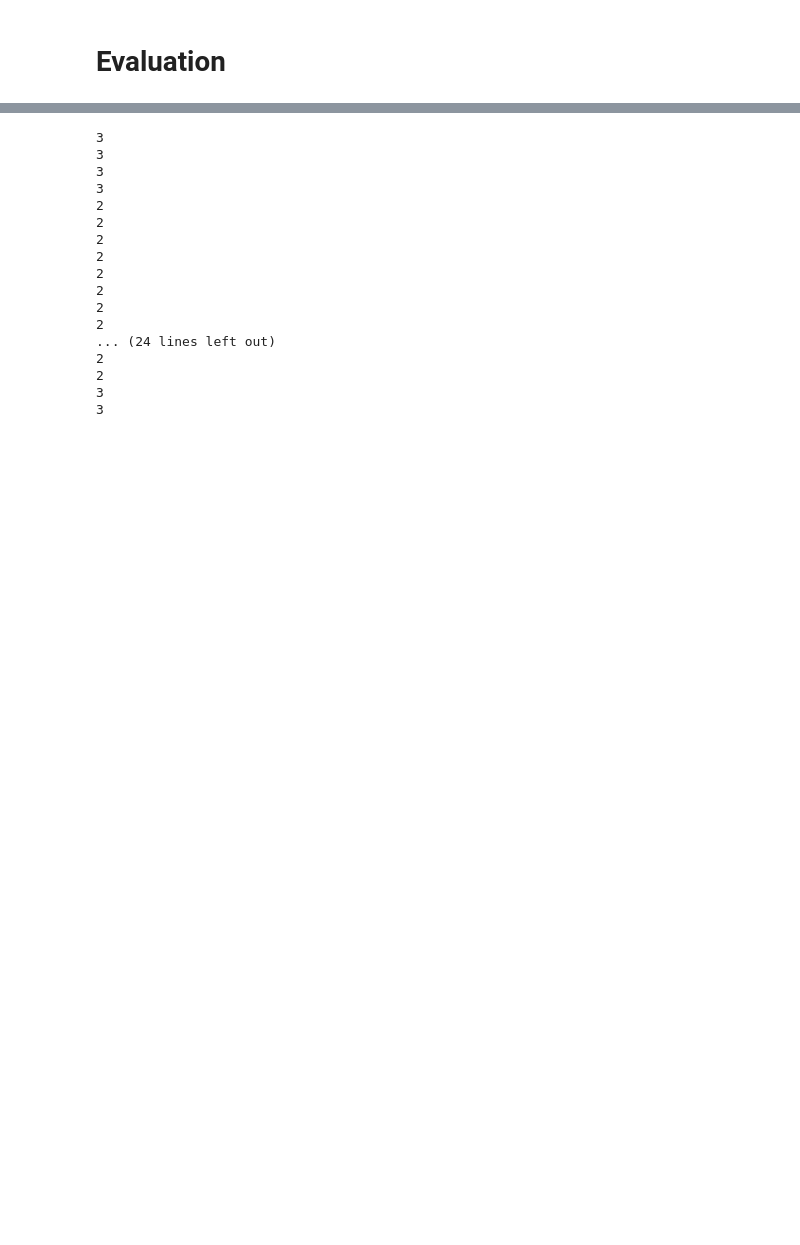
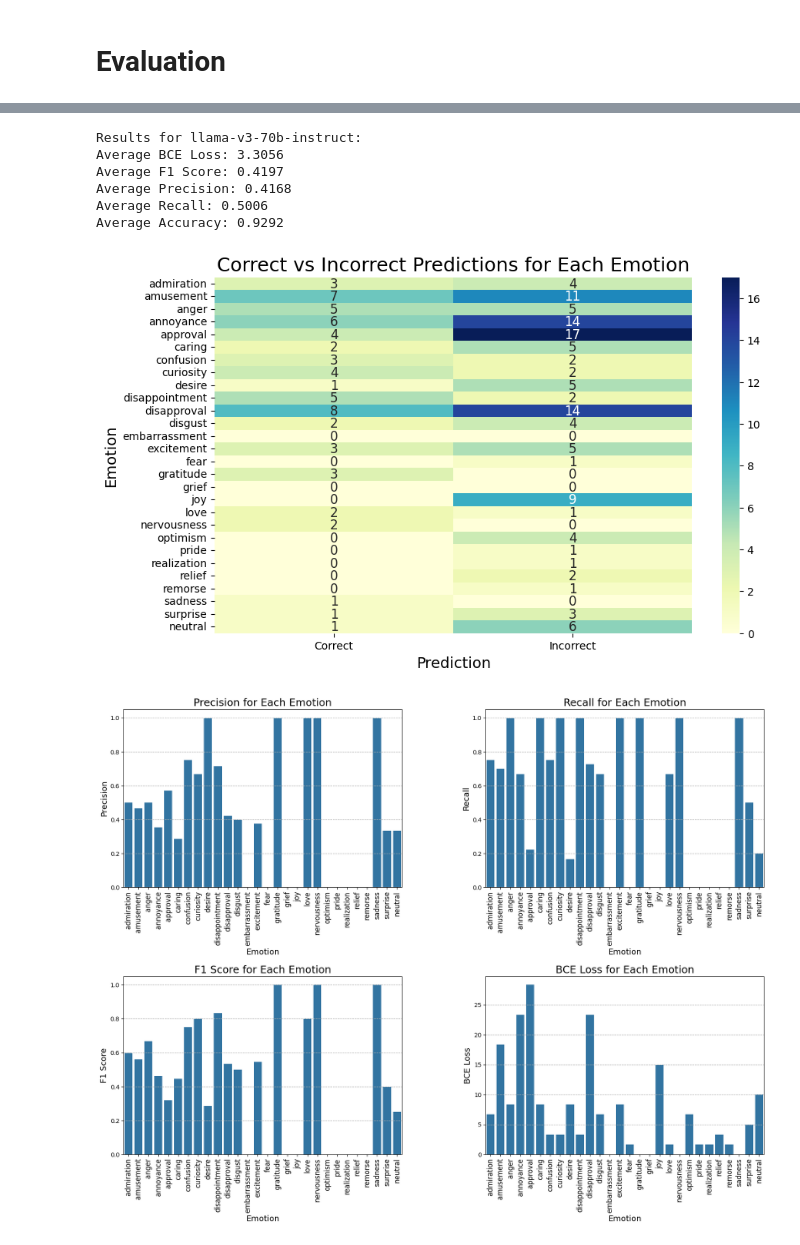
Before and after one commit to AminMohamed-3/LEGO, a Jupyter notebook: Dataset/cleaning.ipynb, the cells around one changed output, grey strips where cells are left out. Drawn from its saved outputs; the diff is of its cells as text; code cells hidden in the pictures; blank space fills up the shorter version.

Commit message:
Labelled data

```diff
--- a/Dataset/cleaning.ipynb
+++ b/Dataset/cleaning.ipynb
@@ -47,29 +45,13 @@ samples = samples.drop(emotions, axis=1)
-# %%
-samples["ground_truth"] = [
-    ["optimism", "excitement"],
-    ["embarrassment"],
-    ["approval", "admiration"],
-    ["disapproval", "annoyance"],
-    ["annoyance", "disgust"],
-    ["remorse", "sadness"],
-    ["disapproval"],
-    ["caring"],
-    ["disapproval", "annoyance"],
-    ["disapproval"],
-    ["amusment", "confusion"],
-    ["neutral"],
-    ["caring"],
-    ["approval"],
-    ["neutral"],
-    ["excitement"],
-    ["realization", "disappintment"],
-    ["disapproval"],
-    ["sadness"],
-    ["neutral"],
-]
-gt = samples[["text", "ground_truth"]]
-# gt.to_csv("ground_truth.csv", index=True)
-# samples.to_csv("samples.csv", index=False)
+# %%
+# read the first 60 samples of gpt labeled data
+gpt_labeled = pd.read_csv("gpt_labeled.csv")
+gpt_labeled = gpt_labeled.head(60)
+
+# drop human_intervension column
+gpt_labeled = gpt_labeled.drop("human_intervention", axis=1)
+
+# get the first 60 samples of samples
+samples = samples.head(60)
 # %% [markdown]
 # LLM Labeling
 # %%
@@ -116,7 +98,7 @@ providers_api_base = {
 # %%
 model_name = "accounts/fireworks/models/llama-v3-70b-instruct"
 provider = "fireworks"
-TEMPERATURE = 0.5
+TEMPERATURE = 0.6
 
 # Define models
 chat = ChatOpenAI(
@@ -169,41 +131,33 @@ samples
 # %%
 predicted_labels = samples["predictions"]
 
 kwargs = {
     # Default Kwargs
     "provider": provider,
     "temperature": TEMPERATURE,
     "avg_input_tokens": input_tokens,
     "avg_output_tokens": output_tokens,
     # Additional Kwargs
     "ensemble": 1,
 }
 
 
 process_save_results(
     model_name.split("/")[-1],
     SYSTEM_MESSAGE,
     PROMPT_TEMPLATE,
     predicted_labels,
-    samples["ground_truth"],
+    gpt_labeled["ground_truth"],
     emotions,
+    verbose=True,
     **kwargs,
 )
 # %% [output]
-3
-3
-3
-3
-2
-2
-2
-2
-2
-2
-2
-2
-... (24 lines left out)
-2
-2
-3
-3
+Results for llama-v3-70b-instruct:
+Average BCE Loss: 3.3056
+Average F1 Score: 0.4197
+Average Precision: 0.4168
+Average Recall: 0.5006
+Average Accuracy: 0.9292
+[figure, added]
+[figure, added]
```
Also changed, not shown: parts of 2 cells of this notebook, 2 other files.
